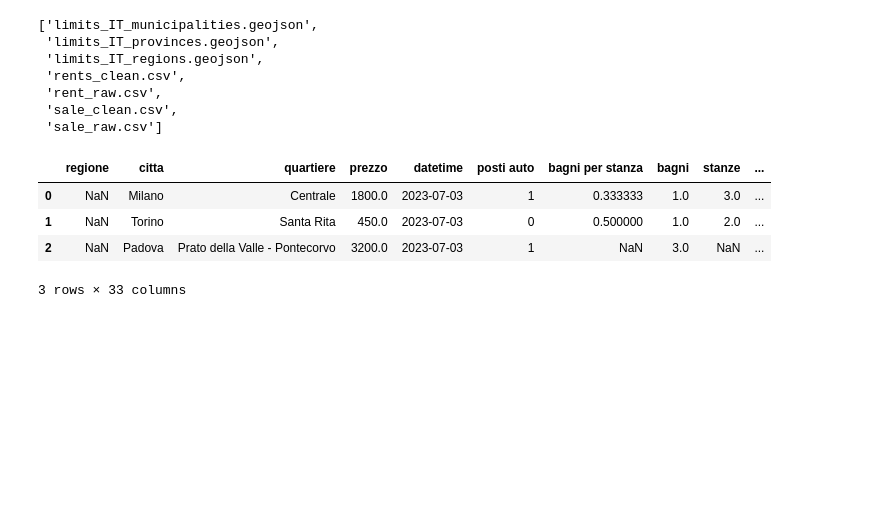
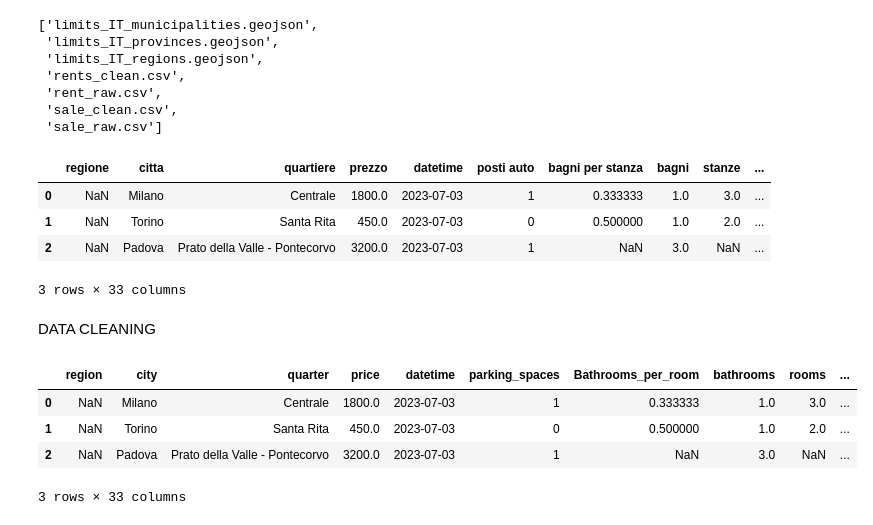
Before and after one commit to francescogoia/italy_house_prices, a Jupyter notebook: prices_analysis.ipynb, the cells around one changed output. Cells and saved outputs as stored; diff of their text form; code cells hidden in the pictures; blank space fills up the shorter version.

```diff
--- a/prices_analysis.ipynb
+++ b/prices_analysis.ipynb
@@ -39,3 +39,21 @@ df_rent_clean.head(3)
 | 1 | NaN | Torino | Santa Rita | 450.0 | 2023-07-03 | 0 | 0.500000 | 1.0 | 2.0 | ... |
 | 2 | NaN | Padova | Prato della Valle - Pontecorvo | 3200.0 | 2023-07-03 | 1 | NaN | 3.0 | NaN | ... |
 3 rows × 33 columns
+# %% [markdown]
+DATA CLEANING
+# %%
+## translate columns in English
+def translate(italian_input):
+    return GoogleTranslator(source="it", target="en").translate(italian_input)
+
+columns_translated = [translate(c) for c in df_rent_clean.columns]
+columns_translated[12], columns_translated[-1] = "sea_view", "mansard"
+columns_translated = [c.replace(" ", "_") for c in columns_translated]
+df_rent_clean.columns = columns_translated
+df_rent_clean.head(3)
+# %% [output]
+|  | region | city | quarter | price | datetime | parking_spaces | Bathrooms_per_room | bathrooms | rooms | ... |
+| 0 | NaN | Milano | Centrale | 1800.0 | 2023-07-03 | 1 | 0.333333 | 1.0 | 3.0 | ... |
+| 1 | NaN | Torino | Santa Rita | 450.0 | 2023-07-03 | 0 | 0.500000 | 1.0 | 2.0 | ... |
+| 2 | NaN | Padova | Prato della Valle - Pontecorvo | 3200.0 | 2023-07-03 | 1 | NaN | 3.0 | NaN | ... |
+3 rows × 33 columns
```
Also changed, not shown: parts of 13 cells of this notebook.
